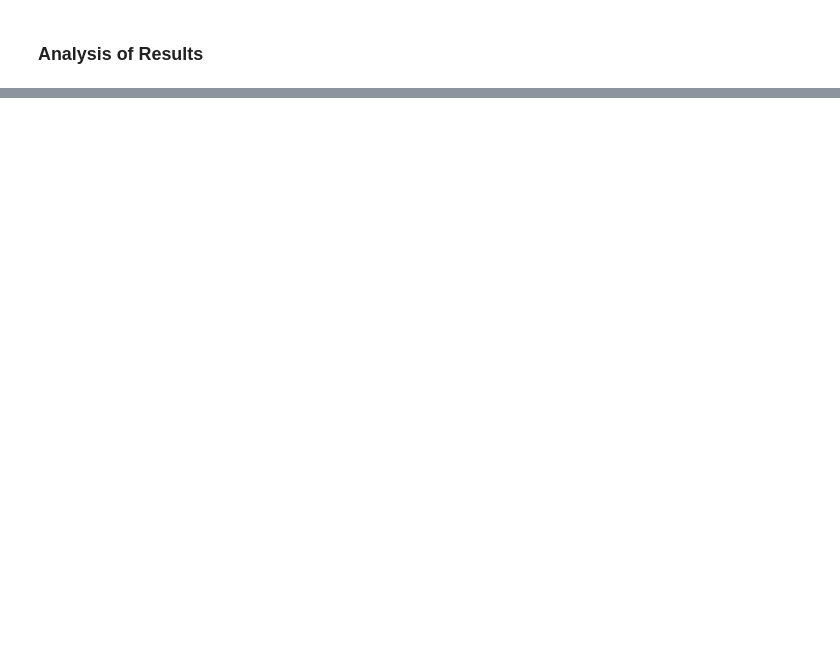
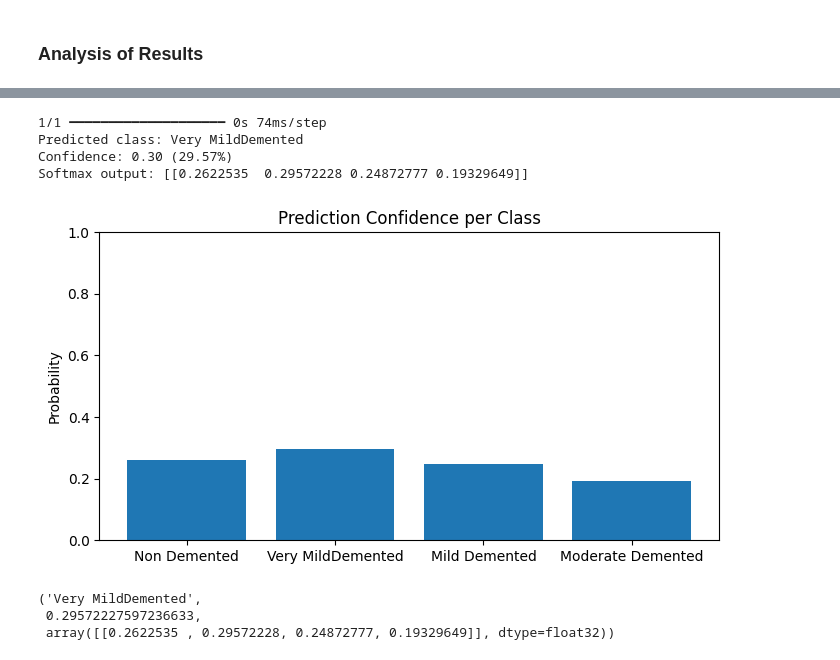
Before and after one commit to AIBC2024/Group2_Project3_AI_Chatbot, a Jupyter notebook: MRI_dementia_classification_load_model.ipynb, the cells around one changed output, grey strips where cells are left out. Drawn from its saved outputs; the diff is of its cells as text; code cells hidden in the pictures; blank space fills up the shorter version.

```diff
--- a/MRI_dementia_classification_load_model.ipynb
+++ b/MRI_dementia_classification_load_model.ipynb
@@ -163,0 +205,46 @@ plt.show()
+# %%
+def predict_single_image(image_path):
+    # Load image as grayscale and resize
+    img = load_img(image_path, color_mode='rgb', target_size=(224, 224))
+
+    # Convert to array
+    img_array = img_to_array(img)
+
+    # Normalize and add batch dimension
+    img_array = img_array / 255.0
+    img_array = np.expand_dims(img_array, axis=0)
+
+    # Predict
+    preds = model.predict(img_array)
+    predicted_index = np.argmax(preds)
+    confidence = float(np.max(preds))
+
+    # Update with your class labels
+    predicted_label = class_order[predicted_index]
+
+    # Output
+    print(f"Predicted class: {predicted_label}")
+    print(f"Confidence: {confidence:.2f} ({confidence*100:.2f}%)")
+    print("Softmax output:", preds)
+
+    # Plot confidence for all classes
+    plt.figure(figsize=(8, 4))
+    plt.bar(class_order, preds[0])
+    plt.title("Prediction Confidence per Class")
+    plt.ylabel("Probability")
+    plt.ylim(0, 1)
+    plt.show()
+
+    return predicted_label, confidence, preds
+# %%
+# Predict a single image
+predict_single_image("saved_models/nonDem1422.jpg")
+# %% [output]
+1/1 ━━━━━━━━━━━━━━━━━━━━ 0s 74ms/step
+Predicted class: Very MildDemented
+Confidence: 0.30 (29.57%)
+Softmax output: [[0.2622535  0.29572228 0.24872777 0.19329649]]
+[figure, added]
+('Very MildDemented',
+ 0.29572227597236633,
+ array([[0.2622535 , 0.29572228, 0.24872777, 0.19329649]], dtype=float32))
```
Also changed, not shown: parts of 13 cells of this notebook, 2 other files.
